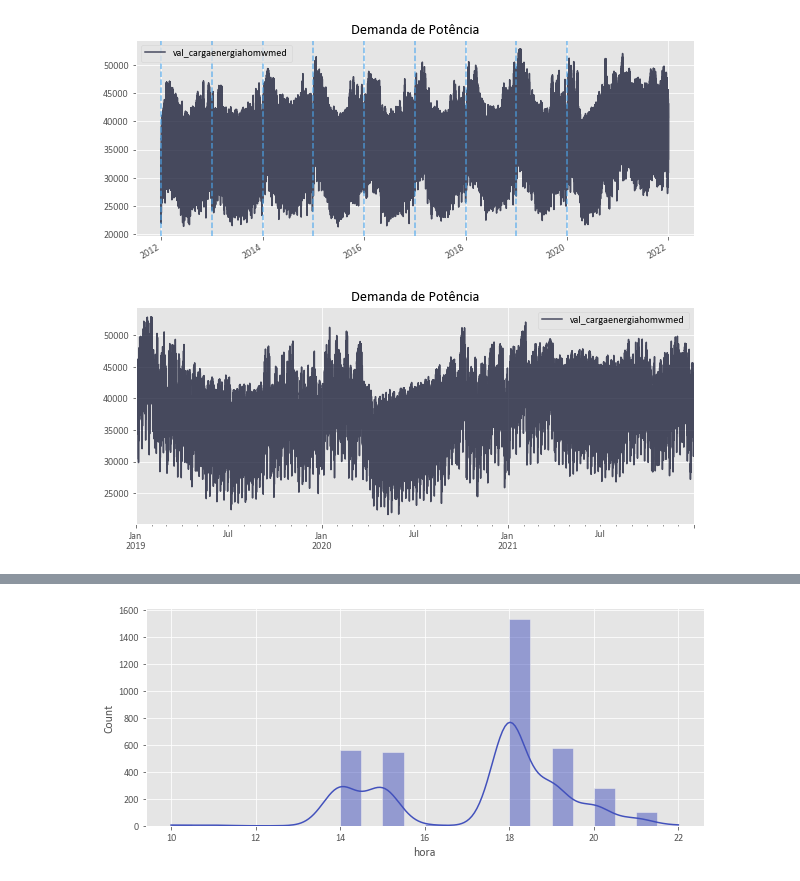
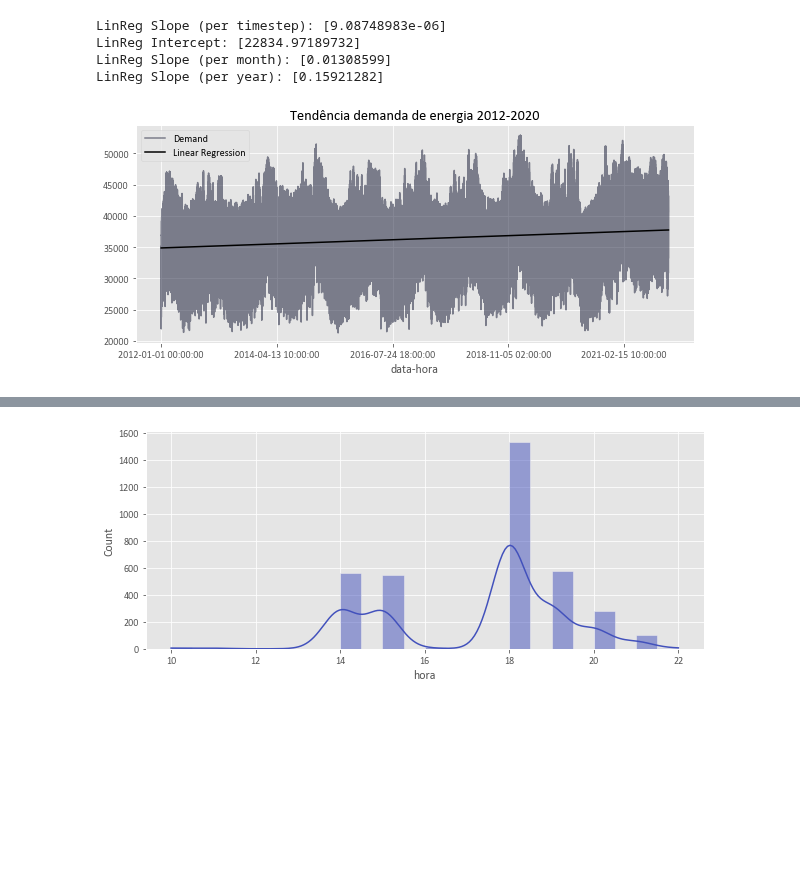
Before and after one commit to Alorencatto/tcc, a Jupyter notebook: features-1-doing.ipynb, the cells around one changed output, grey strips where cells are left out. Saved outputs shown, nothing was run; the diff lists cells and outputs as text; code cells hidden in the pictures; blank space fills up the shorter version.

```diff
--- a/features-1-doing.ipynb
+++ b/features-1-doing.ipynb
@@ -35,6 +36,6 @@ dark_blue = "#111530"
 black = "#000000"
 cian = "#4AA6EE"
 # %%
-df_demanda_potencia_full : pd.DataFrame = pd.read_csv('./data/checkpoints/df_full_v1.csv',index_col='Unnamed: 0')
+df_demanda_potencia_full : pd.DataFrame = pd.read_csv('./data/checkpoints/df_full_v1.csv',index_col='data-hora')
 df_demanda_potencia_full.head(2)
 # %% [output]
@@ -54,8 +64,8 @@ df_demanda_potencia_full['hora'] = df_demanda_potencia_full['Date'].dt.hour
 ## Marcando o pico de potência
 df_demanda_potencia : pd.DataFrame = df_demanda_potencia_full.copy()
 
-df_demanda_potencia["max_executado"] = df_demanda_potencia.groupby("dataref")["val_cargaenergiahomwmed"].transform("max")
-df_demanda_potencia["pico"] = (df_demanda_potencia["val_cargaenergiahomwmed"] == df_demanda_potencia["max_executado"])
+df_demanda_potencia["max_executado"] = df_demanda_potencia.groupby("dataref")["executado"].transform("max")
+df_demanda_potencia["pico"] = (df_demanda_potencia["executado"] == df_demanda_potencia["max_executado"])
 df_demanda_potencia["pico"] = df_demanda_potencia["pico"].astype(int)
 
 df_demanda_potencia.head(2)
@@ -114,19 +132,47 @@ plt.show()
+# %%
+## Modelando o crescimento básico da demanda
+df_demanda_potencia["DATE"] = pd.to_datetime(df_demanda_potencia.index)
+df_demanda_potencia["ORDINAL_DATE"] = df_demanda_potencia["DATE"].apply(
+    lambda x: time.mktime(x.timetuple())
+)
+
+lin_regr = LinearRegression(fit_intercept=True)
+
+x = df_demanda_potencia.dropna(subset=["executado", "ORDINAL_DATE"])[
+    "ORDINAL_DATE"
+].values.reshape(-1, 1)
+y = df_demanda_potencia.dropna(subset=["executado", "ORDINAL_DATE"])["executado"].values.reshape(
+    -1, 1
+)
+
+lin_regr.fit(x, y)
+print("LinReg Slope (per timestep):", lin_regr.coef_[0])
+print("LinReg Intercept:", lin_regr.intercept_)
+print("LinReg Slope (per month):", lin_regr.coef_[0] * 48 * 30)
+print("LinReg Slope (per year):", lin_regr.coef_[0] * 48 * 365)
+
+# df_demanda_potencia.head()
+# %% [output]
+LinReg Slope (per timestep): [9.08748983e-06]
+LinReg Intercept: [22834.97189732]
+LinReg Slope (per month): [0.01308599]
+LinReg Slope (per year): [0.15921282]
 # %%
+df_demanda_potencia["LINREG"] = lin_regr.predict(
+    df_demanda_potencia["ORDINAL_DATE"].values.reshape(-1, 1)
+)
 ax = df_demanda_potencia.plot(
-    y="val_cargaenergiahomwmed", figsize=(10, 4), title="Demanda de Potência", c=dark_blue, alpha=0.75,
+    y="executado",
+    figsize=(10, 4),
+    title="Tendência demanda de energia 2012-2020",
+    c=dark_blue,
+    alpha=0.5,
+    label="Demand",
 )
-for y in np.arange(2012, 2021):
-    ax.axvline(pd.datetime(y, 1, 1), c=cian, linestyle="--", alpha=0.75)
+# for y in np.arange(2012, 2021):
+#     ax.axvline(pd.datetime(y, 1, 1), c=cian, linestyle="--", alpha=0.75)
+
+df_demanda_potencia.plot(y="LINREG", figsize=(10, 4), c="k", ax=ax, label="Regressão Linear")
 plt.show()
-
-df_demanda_potencia.loc["2019-01-01":"2021-12-31"].plot(
-    y="val_cargaenergiahomwmed",
-    figsize=(10, 4),
-    title="Demanda de Potência",
-    c=dark_blue,
-    alpha=0.75,
-)
-plt.show()
 # %% [output]
-[figure, old version]
+[figure, new version]
-[figure, removed]
```
Also changed, not shown: parts of 9 cells of this notebook, 5 other files.
